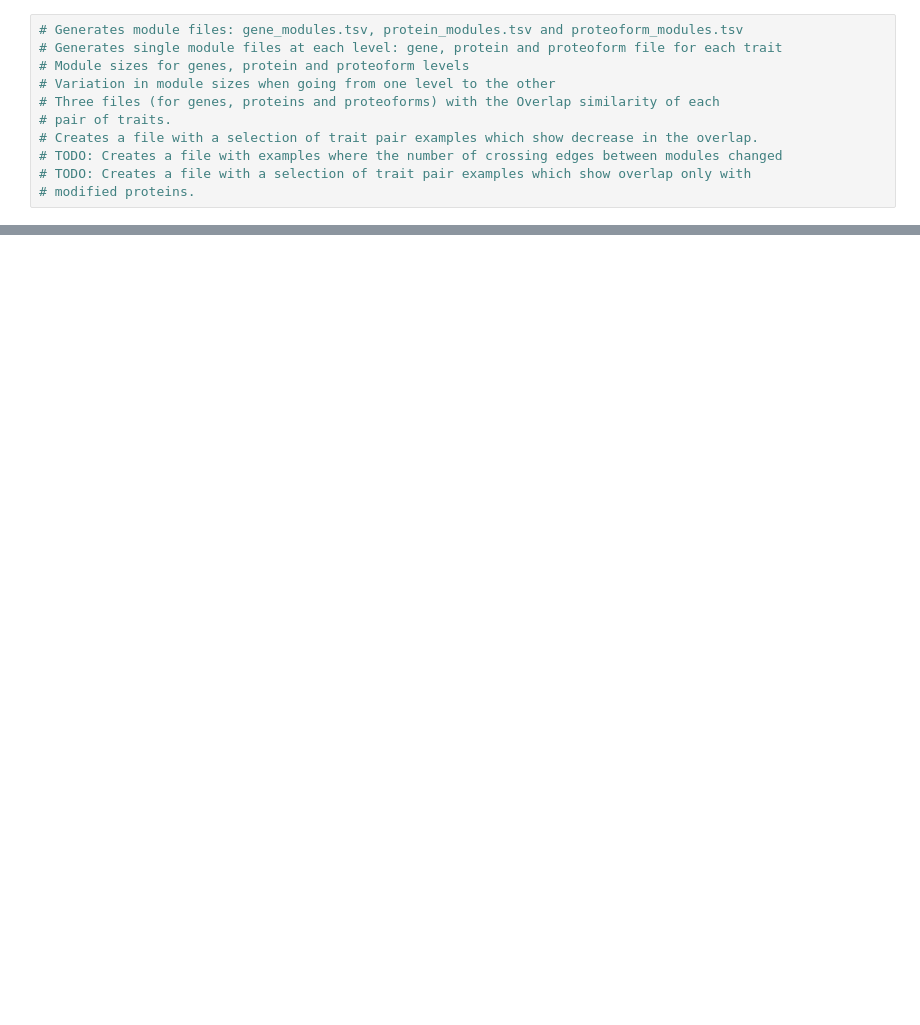
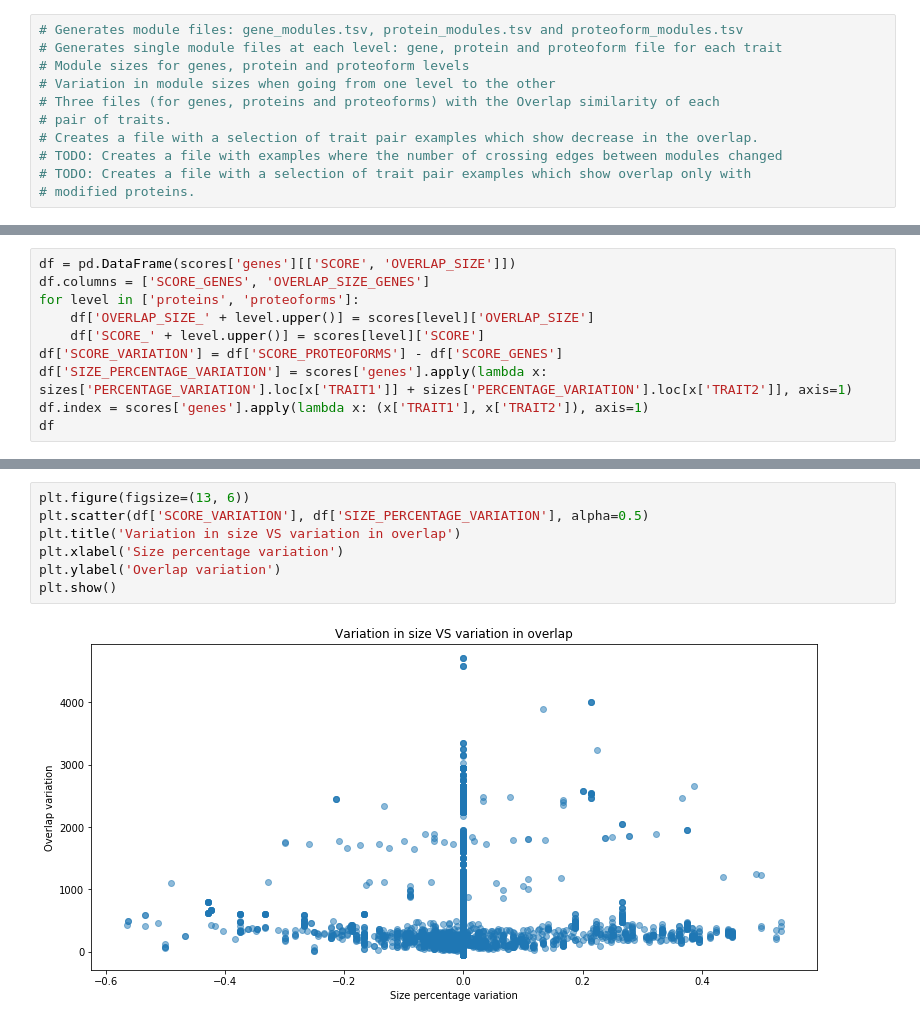
Before and after one commit to PathwayAnalysisPlatform/ProteoformNetworks, a Jupyter notebook: src/Python/overlap_analysis.ipynb, the cells around one changed output, grey strips where cells are left out. Cells and saved outputs as stored; diff of their text form; blank space fills up the shorter version.

```diff
--- a/src/Python/overlap_analysis.ipynb
+++ b/src/Python/overlap_analysis.ipynb
@@ -83,0 +166,10 @@ Reading interactions in module  Neoplasms
+# %%
+df = pd.DataFrame(scores['genes'][['SCORE', 'OVERLAP_SIZE']])
+df.columns = ['SCORE_GENES', 'OVERLAP_SIZE_GENES']
+for level in ['proteins', 'proteoforms']:
+    df['OVERLAP_SIZE_' + level.upper()] = scores[level]['OVERLAP_SIZE']
+    df['SCORE_' + level.upper()] = scores[level]['SCORE']
+df['SCORE_VARIATION'] = df['SCORE_PROTEOFORMS'] - df['SCORE_GENES']
+df['SIZE_PERCENTAGE_VARIATION'] = scores['genes'].apply(lambda x: sizes['PERCENTAGE_VARIATION'].loc[x['TRAIT1']] + sizes['PERCENTAGE_VARIATION'].loc[x['TRAIT2']], axis=1)
+df.index = scores['genes'].apply(lambda x: (x['TRAIT1'], x['TRAIT2']), axis=1)
+df
@@ -83,0 +190,9 @@ Reading interactions in module  Neoplasms
+# %%
+plt.figure(figsize=(13, 6))
+plt.scatter(df['SCORE_VARIATION'], df['SIZE_PERCENTAGE_VARIATION'], alpha=0.5)
+plt.title('Variation in size VS variation in overlap')
+plt.xlabel('Size percentage variation')
+plt.ylabel('Overlap variation')
+plt.show()
+# %% [output]
+[figure, added]
```
Also changed, not shown: parts of 15 cells of this notebook, 9 other files.
